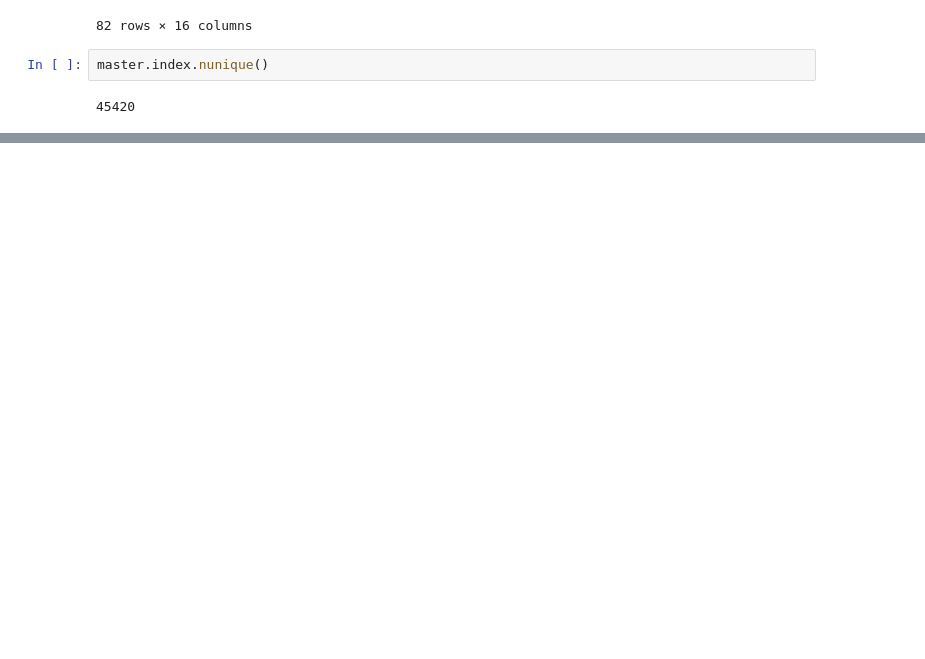
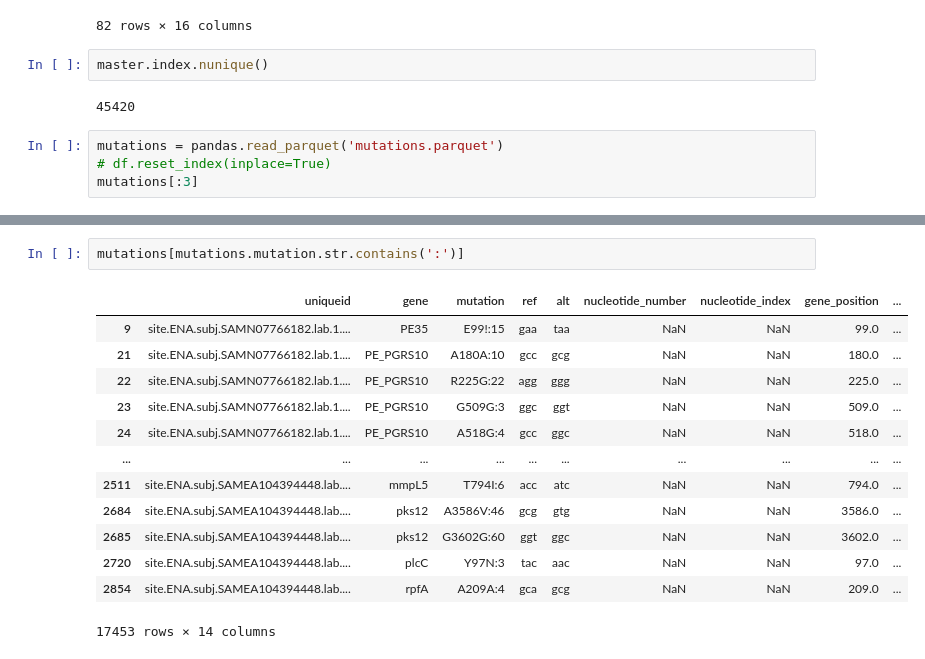
Before and after one commit to fowler-lab/pathogena-analysis-tools, a Jupyter notebook: tables/sandbox.ipynb, the cells around one changed output, grey strips where cells are left out. Drawn from its saved outputs; the diff is of its cells as text; blank space fills up the shorter version.

Commit message:
more table dtypes

```diff
--- a/tables/sandbox.ipynb
+++ b/tables/sandbox.ipynb
@@ -63,3 +63,7 @@ master[master.has_main_report]
 master.index.nunique()
 # %% [output]
 45420
+# %%
+mutations = pandas.read_parquet('mutations.parquet')
+# df.reset_index(inplace=True)
+mutations[:3]
@@ -65,0 +111,16 @@ master.index.nunique()
+# %%
+mutations[mutations.mutation.str.contains(':')]
+# %% [output]
+|  | uniqueid | gene | mutation | ref | alt | nucleotide_number | nucleotide_index | gene_position | ... |
+| 9 | site.ENA.subj.SAMN07766182.lab.1.... | PE35 | E99!:15 | gaa | taa | NaN | NaN | 99.0 | ... |
+| 21 | site.ENA.subj.SAMN07766182.lab.1.... | PE_PGRS10 | A180A:10 | gcc | gcg | NaN | NaN | 180.0 | ... |
+| 22 | site.ENA.subj.SAMN07766182.lab.1.... | PE_PGRS10 | R225G:22 | agg | ggg | NaN | NaN | 225.0 | ... |
+| 23 | site.ENA.subj.SAMN07766182.lab.1.... | PE_PGRS10 | G509G:3 | ggc | ggt | NaN | NaN | 509.0 | ... |
+| 24 | site.ENA.subj.SAMN07766182.lab.1.... | PE_PGRS10 | A518G:4 | gcc | ggc | NaN | NaN | 518.0 | ... |
+| ... | ... | ... | ... | ... | ... | ... | ... | ... | ... |
+| 2511 | site.ENA.subj.SAMEA104394448.lab.... | mmpL5 | T794I:6 | acc | atc | NaN | NaN | 794.0 | ... |
+| 2684 | site.ENA.subj.SAMEA104394448.lab.... | pks12 | A3586V:46 | gcg | gtg | NaN | NaN | 3586.0 | ... |
+| 2685 | site.ENA.subj.SAMEA104394448.lab.... | pks12 | G3602G:60 | ggt | ggc | NaN | NaN | 3602.0 | ... |
+| 2720 | site.ENA.subj.SAMEA104394448.lab.... | plcC | Y97N:3 | tac | aac | NaN | NaN | 97.0 | ... |
+| 2854 | site.ENA.subj.SAMEA104394448.lab.... | rpfA | A209A:4 | gca | gcg | NaN | NaN | 209.0 | ... |
+17453 rows × 14 columns
```
Also changed, not shown: parts of 20 cells of this notebook, 1 other file.
